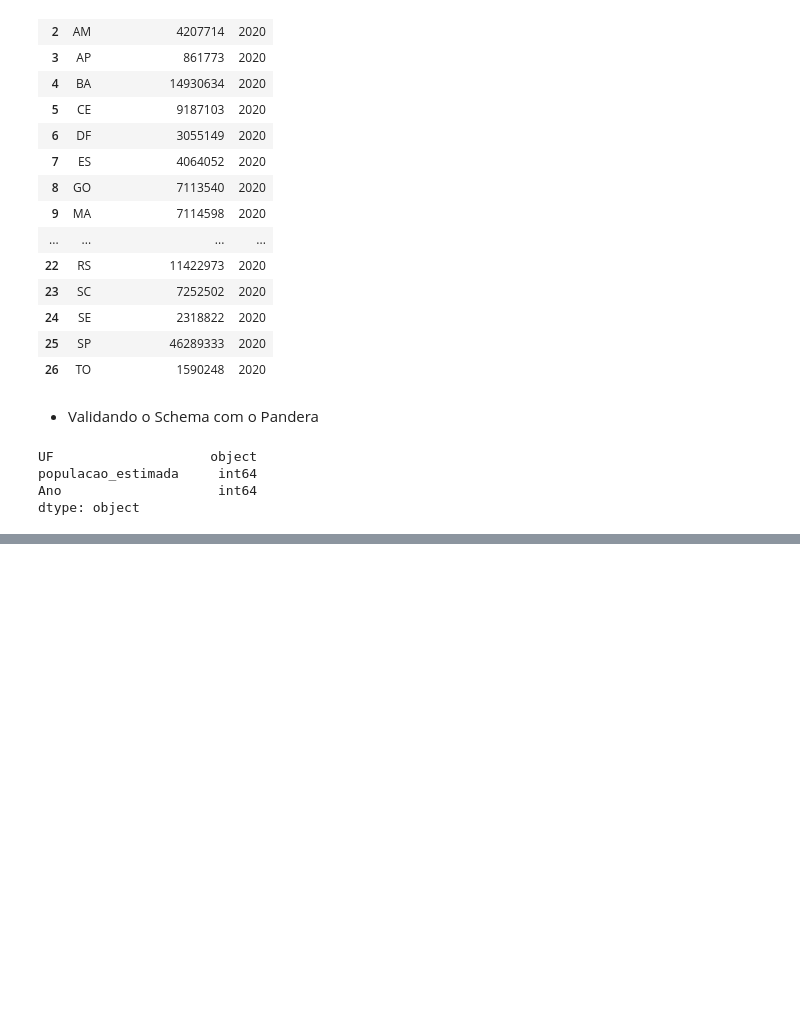
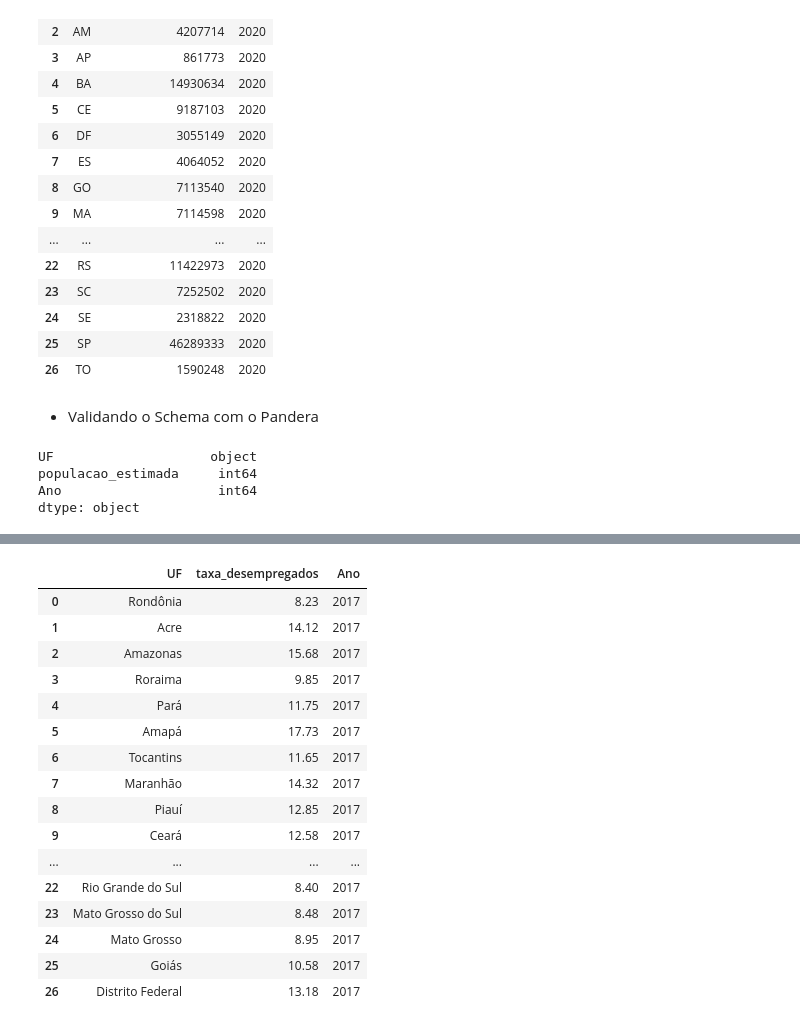
Before and after one commit to marimoreiraa/ProjetoFinal, a Jupyter notebook: 1_Pandas.ipynb, the cells around one changed output, grey strips where cells are left out. Cells and saved outputs as stored; diff of their text form; code cells hidden in the pictures; blank space fills up the shorter version.

```diff
--- a/1_Pandas.ipynb
+++ b/1_Pandas.ipynb
@@ -1859,0 +1961,22 @@ bucket.blob('2_temp/temp_pandas_total_pop_ano_uf.csv').upload_from_string(df_tot
+# %%
+data_2017 = {'UF': arr_uf, 'taxa_desempregados': arr_media_valores_ano(2017), 'Ano': 2017}
+df_des_2017 = pd.DataFrame(data=data_2017)
+df_des_2017
+# %% [output]
+|  | UF | taxa_desempregados | Ano |
+| 0 | Rondônia | 8.23 | 2017 |
+| 1 | Acre | 14.12 | 2017 |
+| 2 | Amazonas | 15.68 | 2017 |
+| 3 | Roraima | 9.85 | 2017 |
+| 4 | Pará | 11.75 | 2017 |
+| 5 | Amapá | 17.73 | 2017 |
+| 6 | Tocantins | 11.65 | 2017 |
+| 7 | Maranhão | 14.32 | 2017 |
+| 8 | Piauí | 12.85 | 2017 |
+| 9 | Ceará | 12.58 | 2017 |
+| ... | ... | ... | ... |
+| 22 | Rio Grande do Sul | 8.40 | 2017 |
+| 23 | Mato Grosso do Sul | 8.48 | 2017 |
+| 24 | Mato Grosso | 8.95 | 2017 |
+| 25 | Goiás | 10.58 | 2017 |
+| 26 | Distrito Federal | 13.18 | 2017 |
```
Also changed, not shown: parts of 19 cells of this notebook.
